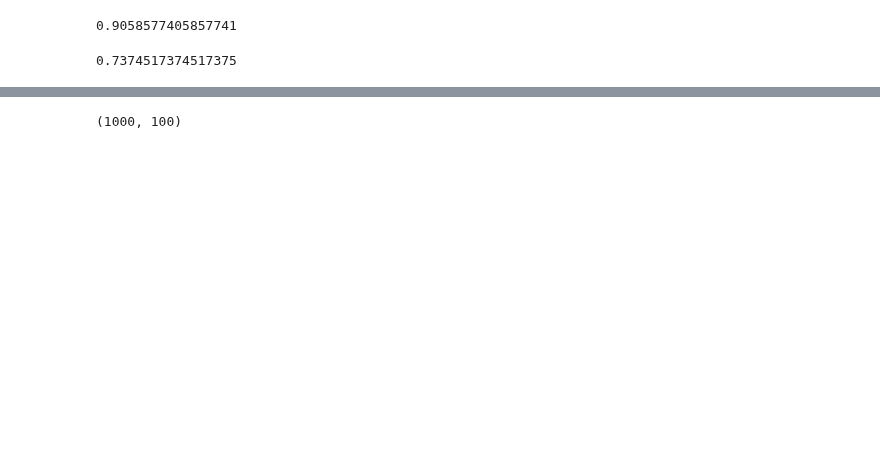
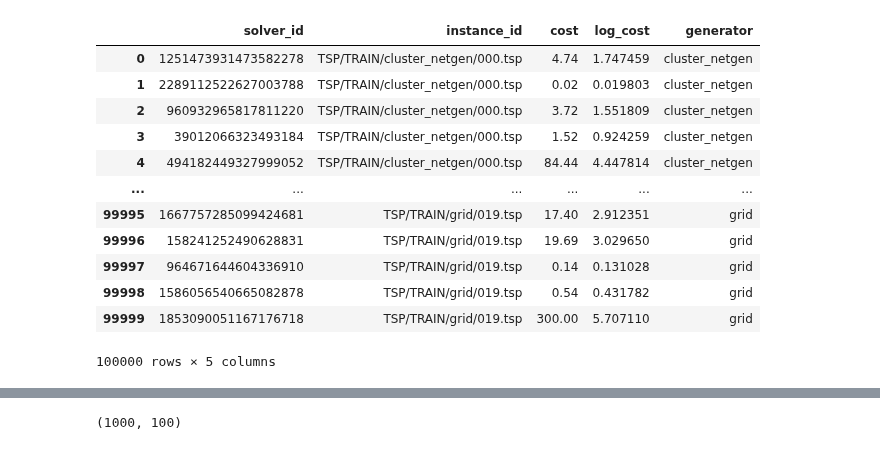
Before and after one commit to zakrzewow/raw-algorithm-portfolios, a Jupyter notebook: test.ipynb, the cells around one changed output, grey strips where cells are left out. Cells and saved outputs as stored; diff of their text form; code cells hidden in the pictures; blank space fills up the shorter version.

```diff
--- a/test.ipynb
+++ b/test.ipynb
@@ -14,11 +15,3 @@ import numpy as np
-# %%
-4.33 / 4.78
-# %% [output]
-0.9058577405857741
-# %%
-5.73 / 7.77
-# %% [output]
-0.7374517374517375
 # %%
 query = """
 select
@@ -60,4 +60,20 @@ df = pd.concat([
 df["cost"] = np.where(df["cost"] == 3000.0, df["cost"] / 10, df["cost"])
 df["log_cost"] = np.log(df["cost"] + 1)
 df["generator"] = df["instance_id"].apply(lambda x: x.split("/")[-2])
+# %%
+df
+# %% [output]
+|  | solver_id | instance_id | cost | log_cost | generator |
+| 0 | 1251473931473582278 | TSP/TRAIN/cluster_netgen/000.tsp | 4.74 | 1.747459 | cluster_netgen |
+| 1 | 2289112522627003788 | TSP/TRAIN/cluster_netgen/000.tsp | 0.02 | 0.019803 | cluster_netgen |
+| 2 | 960932965817811220 | TSP/TRAIN/cluster_netgen/000.tsp | 3.72 | 1.551809 | cluster_netgen |
+| 3 | 39012066323493184 | TSP/TRAIN/cluster_netgen/000.tsp | 1.52 | 0.924259 | cluster_netgen |
+| 4 | 494182449327999052 | TSP/TRAIN/cluster_netgen/000.tsp | 84.44 | 4.447814 | cluster_netgen |
+| ... | ... | ... | ... | ... | ... |
+| 99995 | 1667757285099424681 | TSP/TRAIN/grid/019.tsp | 17.40 | 2.912351 | grid |
+| 99996 | 158241252490628831 | TSP/TRAIN/grid/019.tsp | 19.69 | 3.029650 | grid |
+| 99997 | 964671644604336910 | TSP/TRAIN/grid/019.tsp | 0.14 | 0.131028 | grid |
+| 99998 | 1586056540665082878 | TSP/TRAIN/grid/019.tsp | 0.54 | 0.431782 | grid |
+| 99999 | 1853090051167176718 | TSP/TRAIN/grid/019.tsp | 300.00 | 5.707110 | grid |
+100000 rows × 5 columns
 # %%
```
Also changed, not shown: parts of 7 cells of this notebook, 1 other file.
